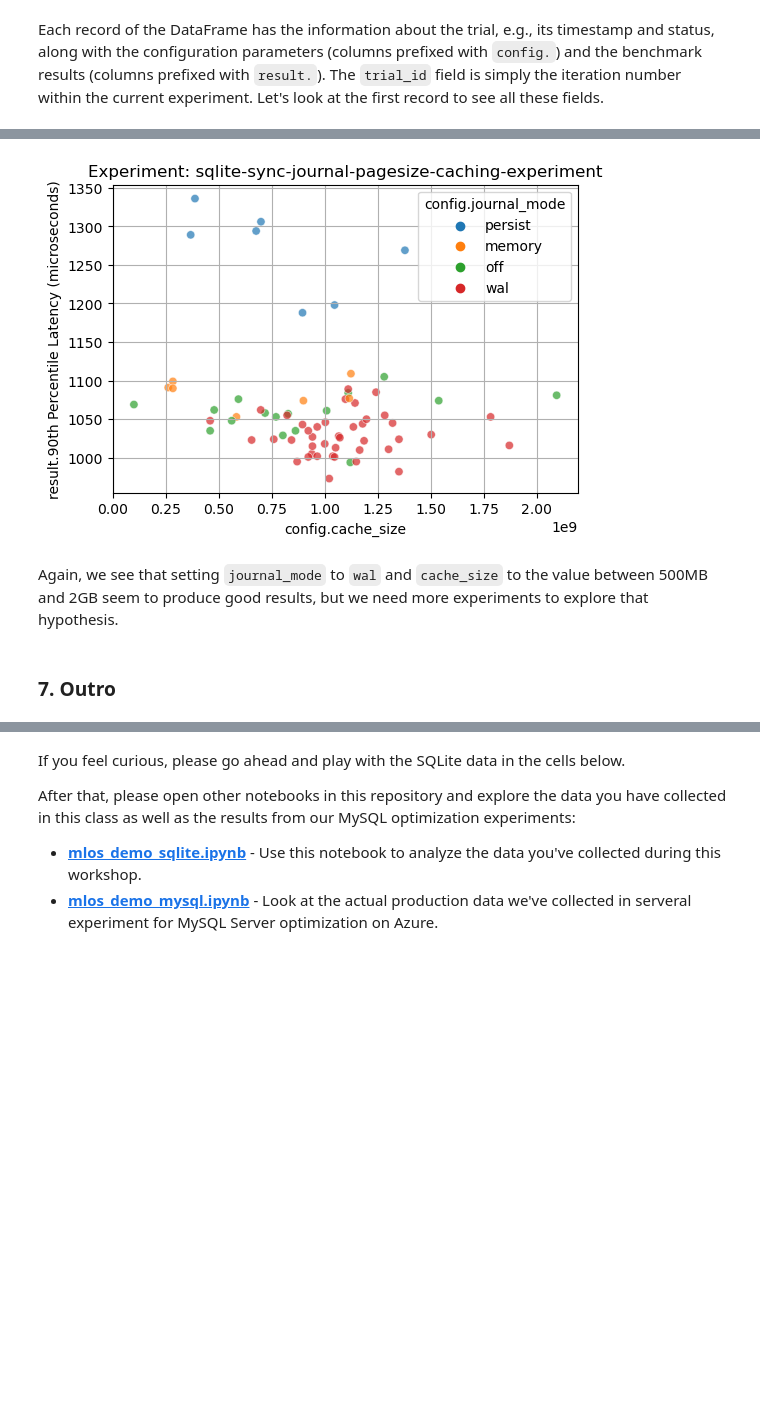
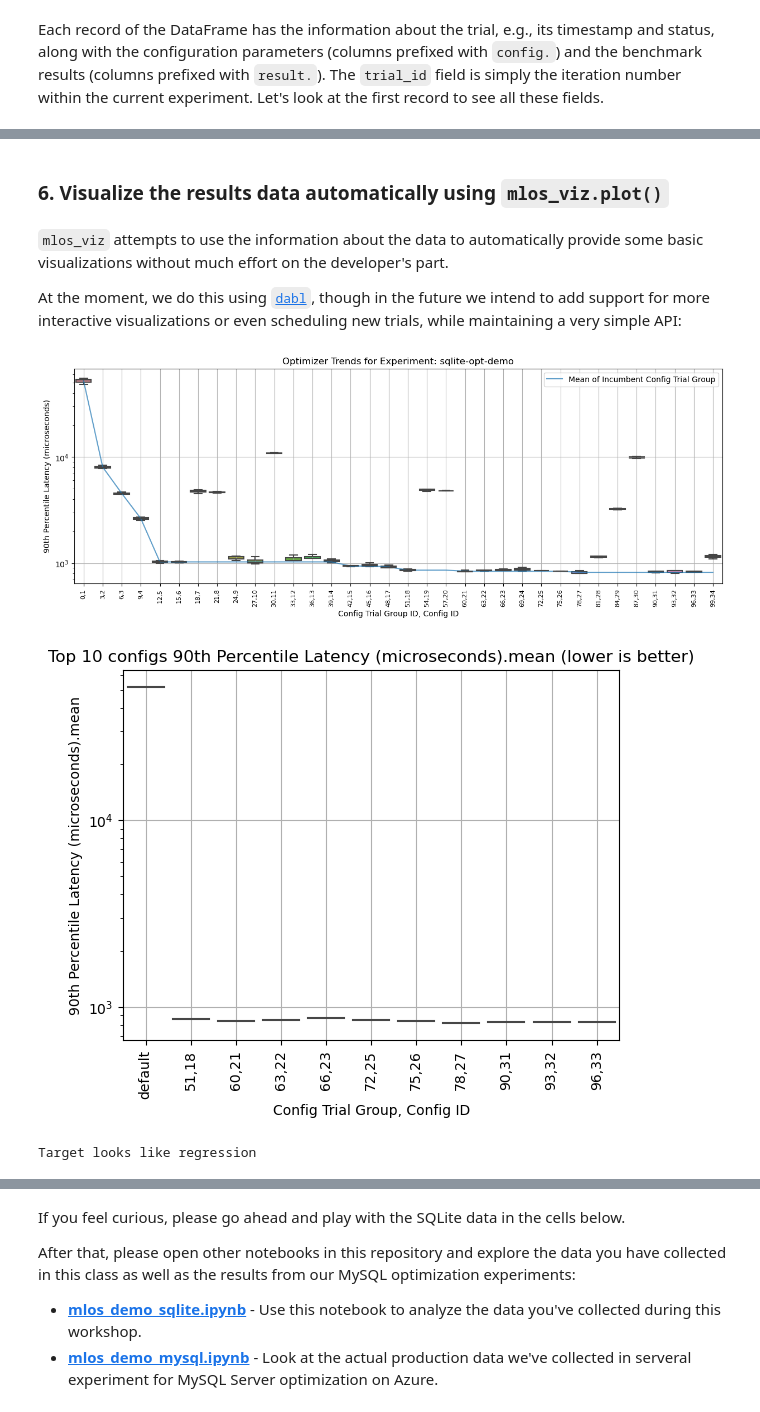
Before and after one commit to Microsoft-CISL/sqlite-autotuning, a Jupyter notebook: mlos_demo_sqlite_teachers.ipynb, the cells around one changed output, grey strips where cells are left out. Cells and saved outputs as stored; diff of their text form; code cells hidden in the pictures; blank space fills up the shorter version.

```diff
--- a/mlos_demo_sqlite_teachers.ipynb
+++ b/mlos_demo_sqlite_teachers.ipynb
@@ -140,8 +87,0 @@ The intent is to explore parameter importance and impact on different metrics (b
-# %%
-plt.rcParams["figure.figsize"] = (6, 5)
-
-sns.scatterplot(data=df, x=METRIC, y=SCORE, hue=CATEGORY, marker='o', alpha=0.7)
-
-plt.title("Experiment: " + exp.exp_id)
-plt.grid()
-plt.show()
@@ -154,11 +87,0 @@ The results are here, but the outliers make it really difficult to understand wh
-# %%
-plt.rcParams["figure.figsize"] = (6, 5)
-
-sns.scatterplot(data=df, x=METRIC, y=SCORE, hue=CATEGORY, marker='o', alpha=0.6)
-
-plt.xscale('log')
-plt.yscale('log')
-
-plt.title("Experiment: " + exp.exp_id)
-plt.grid()
-plt.show()
@@ -171,11 +87,0 @@ plt.show()
-# %%
-plt.rcParams["figure.figsize"] = (6, 4)
-
-sns.scatterplot(data=df, x=METRIC, y=SCORE, hue=CATEGORY, marker='o', alpha=0.7)
-
-plt.xlim(100000, 350000)
-plt.ylim(950, 1250)
-
-plt.title("Experiment: " + exp.exp_id)
-plt.grid()
-plt.show()
@@ -190,14 +88,2 @@ df_lim = df[(df[CATEGORY] == "off") & (df[METRIC] > 100000) & (df[METRIC] < 3000
-# %%
-plt.rcParams["figure.figsize"] = (6, 4)
-
-sns.scatterplot(data=df_lim, x="config.cache_size", y=SCORE, hue="config.journal_mode", marker='o', alpha=0.7)
-
-plt.title("Experiment: " + exp.exp_id)
-plt.grid()
-plt.show()
-# %% [output]
-[figure, removed]
-# %% [markdown]
-Again, we see that setting `journal_mode` to `wal` and `cache_size` to the value between 500MB and 2GB seem to produce good results, but we need more experiments to explore that hypothesis.
-# %% [markdown]
-### 7. Outro
+# %% [markdown]
+### 6. Visualize the results data automatically using `mlos_viz.plot()`
@@ -203,0 +92,10 @@ Again, we see that setting `journal_mode` to `wal` and `cache_size` to the value
+# %% [markdown]
+`mlos_viz` attempts to use the information about the data to automatically provide some basic visualizations without much effort on the developer's part.
+
+At the moment, we do this using [`dabl`](https://github.com/dabl/dabl), though in the future we intend to add support for more interactive visualizations or even scheduling new trials, while maintaining a very simple API:
+# %%
+mlos_viz.plot(exp)
+# %% [output]
+[figure, added]
+[figure, added]
+Target looks like regression
```
Also changed, not shown: parts of 45 cells of this notebook, 11 other files.
